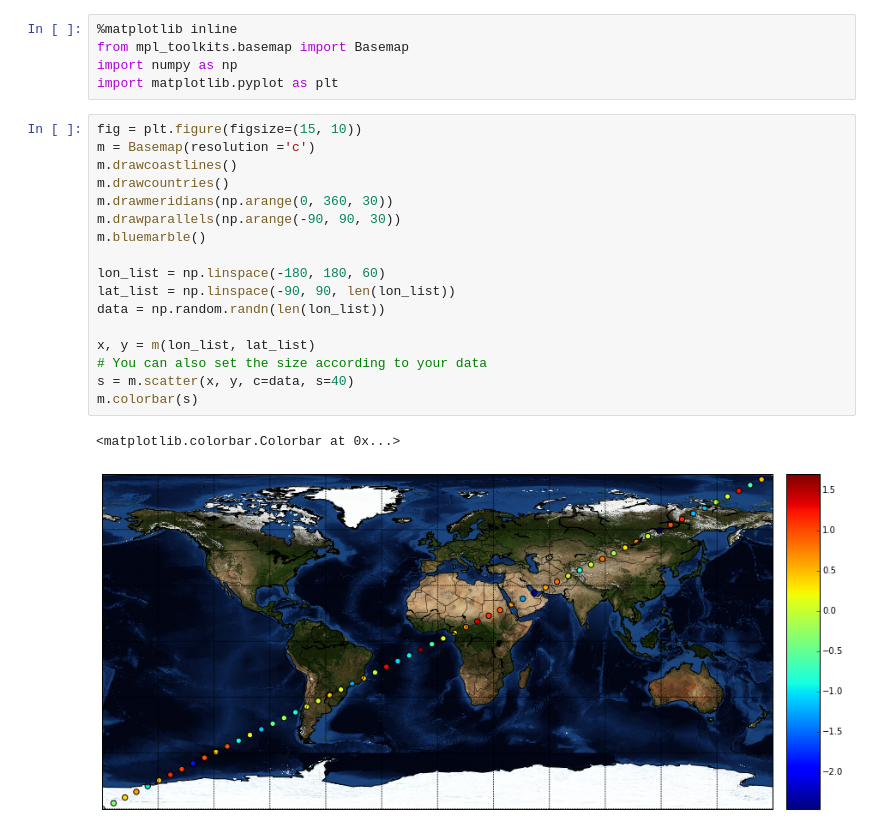
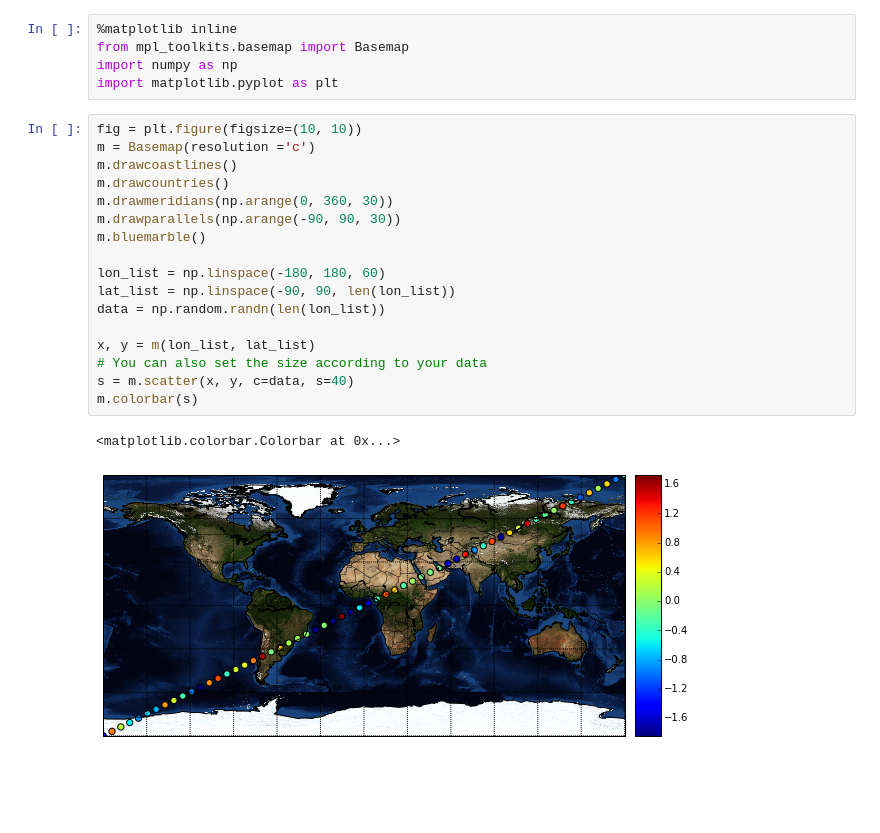
Before and after one commit to guziy/PyNotebooks, a Jupyter notebook: simple_scatter_basemap.ipynb, the cells around one changed output. Cells and saved outputs as stored; diff of their text form; blank space fills up the shorter version.

Commit message:
decrease the plot size

```diff
--- a/simple_scatter_basemap.ipynb
+++ b/simple_scatter_basemap.ipynb
@@ -4,22 +4,22 @@ from mpl_toolkits.basemap import Basemap
 import numpy as np
 import matplotlib.pyplot as plt
 # %%
-fig = plt.figure(figsize=(15, 10))
+fig = plt.figure(figsize=(10, 10))
 m = Basemap(resolution ='c')
 m.drawcoastlines()
 m.drawcountries()
 m.drawmeridians(np.arange(0, 360, 30))
 m.drawparallels(np.arange(-90, 90, 30))
 m.bluemarble()
 
 lon_list = np.linspace(-180, 180, 60)
 lat_list = np.linspace(-90, 90, len(lon_list))
 data = np.random.randn(len(lon_list))
 
 x, y = m(lon_list, lat_list)
 # You can also set the size according to your data
 s = m.scatter(x, y, c=data, s=40)
 m.colorbar(s)
 # %% [output]
 <matplotlib.colorbar.Colorbar at 0x...>
-[figure, old version]
+[figure, new version]
```
